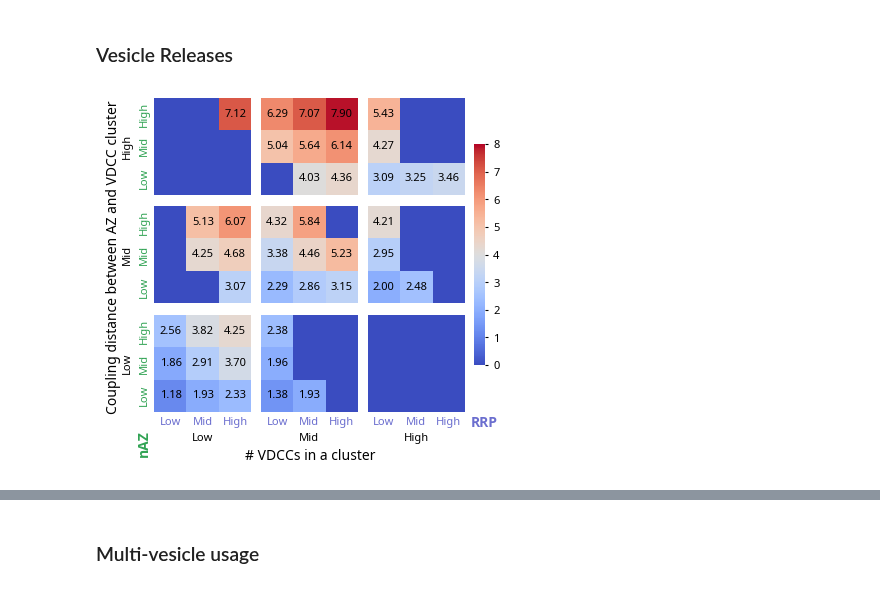
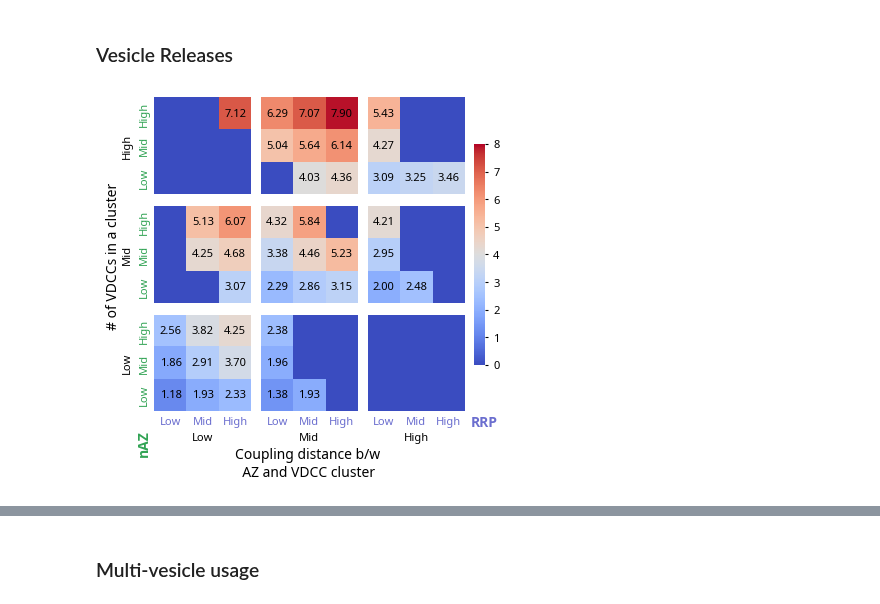
Before and after one commit to nishs1729/MFB, a Jupyter notebook: scripts_plotting/control_releases.ipynb, the cells around one changed output, grey strips where cells are left out. Drawn from its saved outputs; the diff is of its cells as text; code cells hidden in the pictures.

```diff
--- a/scripts_plotting/control_releases.ipynb
+++ b/scripts_plotting/control_releases.ipynb
@@ -261,37 +258,36 @@ for nv, dv in product(range(3), range(3)):
         imdata,
         vmin=np.floor(np.min(cat_plot)) if np.min(cat_plot)>1 else np.min(cat_plot),
         vmax=np.ceil(np.max(cat_plot)) if np.max(cat_plot)>1 else np.max(cat_plot),
         cmap='coolwarm',
         origin='lower'
     )
 
     for i in range(3):
         for j in range(3):
             if imdata[i, j] > 0.001:
                 text = ax[nv][dv].text(j, i, f'{imdata[i, j]:0.2f}', fontsize=textsize_4d,
                                        ha="center", va="center", color="black")
     if nv==2:
         ax[nv][dv].set_xlabel(cases[dv], fontsize=sublabelsize_4d)
     if dv==0:
         ax[nv][dv].set_ylabel(cases[2-nv], fontsize=sublabelsize_4d)
 
     ax[nv][dv].spines[["bottom","top","right","left"]].set_visible(False)
 
 ax[-1,0].text(-1.05, -1.8, 'nAZ', size=labelsize_4d, rotation=90, color=cpdark[2], fontweight='bold')
 ax[-1,-1].text(2.7, -0.96, 'RRP', size=labelsize_4d, color=cpdark[5], fontweight='bold')
-ax[-1,1].text(-1, -2, '# VDCCs in a cluster', size=labelsize_4d, color=cpdark[-1])
-ax[1,0].text(-2, -3.8, 'Coupling distance between AZ and VDCC cluster',
-             size=labelsize_4d, rotation=90, color=cpdark[-1])
+ax[-1,1].text(-1.3, -2.5, 'coupling distance b/w\n  AZ and VDCC cluster', size=labelsize_4d, color=cpdark[-1])
+ax[1,0].text(-2, -1.2, '# of VDCCs in a cluster', size=labelsize_4d, rotation=90, color=cpdark[-1])
 
 cb = fig.colorbar(im, ax=ax.ravel().tolist(), shrink=0.7, anchor=(-0.2,0.5))
 cb.outline.set_visible(False)
 cb.ax.tick_params(size=2, labelsize=ticklabelsize_4d)
 plt.show()
 
 fig.savefig(os.path.join(figPath, f'{key}_4D.pdf'), dpi=300,
             bbox_inches='tight', transparent=True)
 # %% [output]
-[figure, old version]
+[figure, new version]
 # %%
 key = 'rel'
 fig, ax = plt.subplots(9,9, figsize=(13,10), sharex=True, sharey=True)
```
Also changed, not shown: parts of 15 cells of this notebook, 12 other files.
